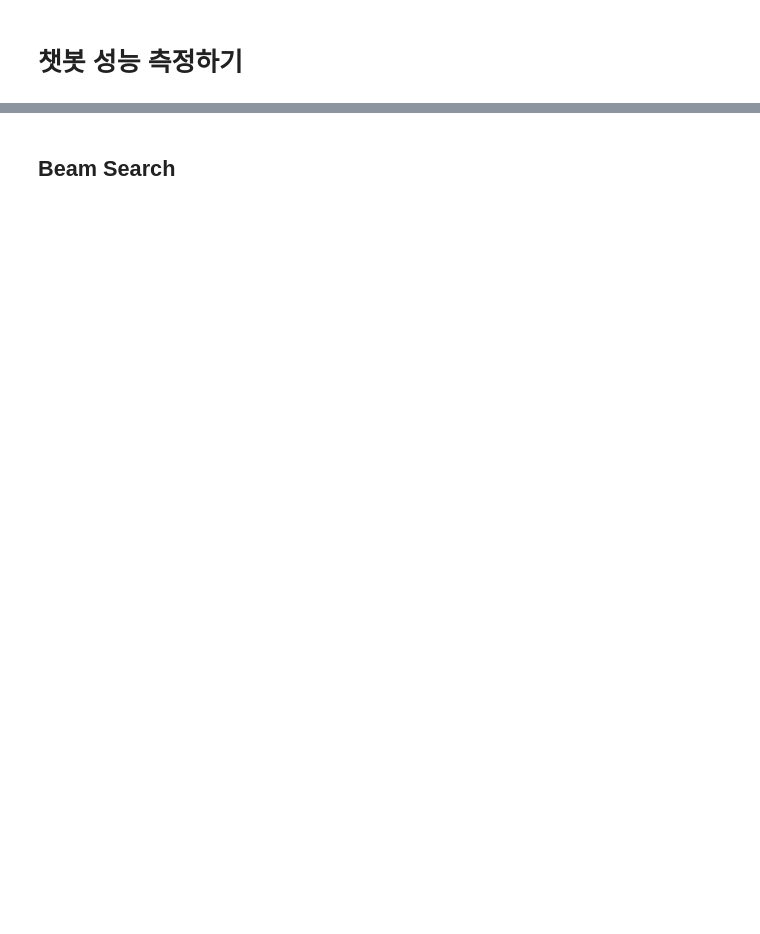
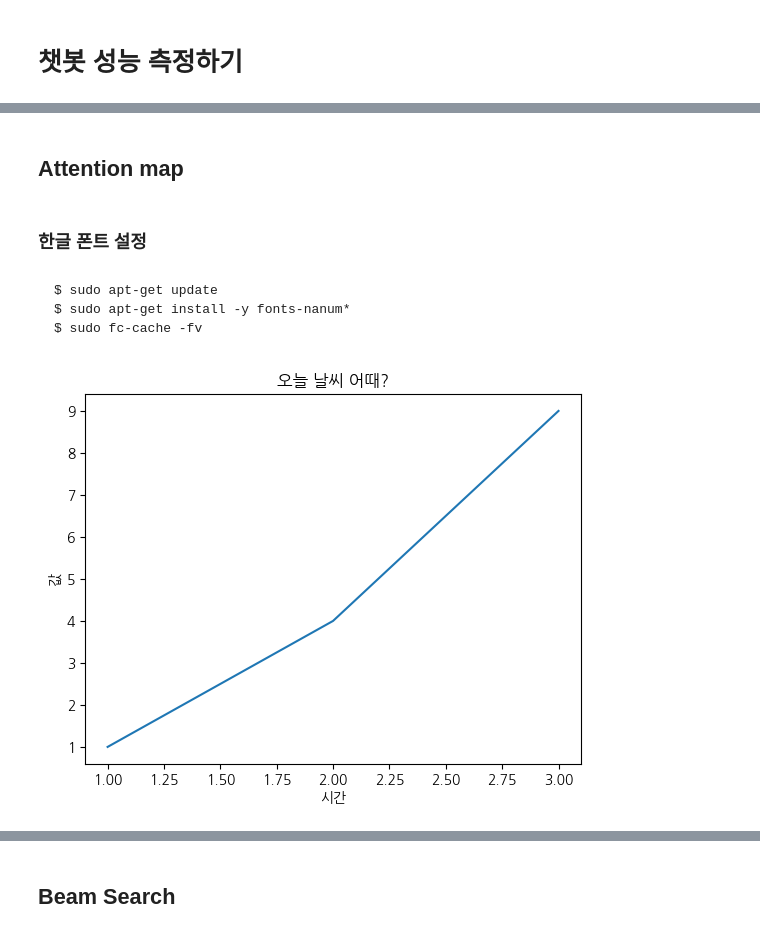
Before and after one commit to JamesYang76/by_AIFFEL_quest_eng, a Jupyter notebook: NLP/NLP02/chatbot_bk3.ipynb, the cells around one changed output, grey strips where cells are left out. Drawn from its saved outputs; the diff is of its cells as text; code cells hidden in the pictures; blank space fills up the shorter version.

````diff
--- a/NLP/NLP02/chatbot_bk3.ipynb
+++ b/NLP/NLP02/chatbot_bk3.ipynb
@@ -1432,0 +1530,2 @@ Average BLEU-4: 0.000000
+# %% [markdown]
+## Attention map
@@ -1432,0 +1608,29 @@ Average BLEU-4: 0.000000
+# %% [markdown]
+### 한글 폰트 설정
+# %% [markdown]
+```
+$ sudo apt-get update
+$ sudo apt-get install -y fonts-nanum*
+$ sudo fc-cache -fv
+```
+# %%
+import matplotlib.pyplot as plt
+import matplotlib as mpl
+import matplotlib.font_manager as fm
+
+# 1) 폰트 캐시 리빌드 (새 폰트 인식용, 선택 사항)
+fm._load_fontmanager(try_read_cache=False)
+
+# 2) 사용할 폰트 패밀리 설정
+plt.rcParams['font.family'] = 'NanumGothic'  # 또는 'NanumSquare', 'NanumMyeongjo' 등
+mpl.rcParams['axes.unicode_minus'] = False  # 마이너스 깨짐 방지
+
+# 3) 테스트
+plt.figure()
+plt.title("오늘 날씨 어때?")
+plt.plot([1, 2, 3], [1, 4, 9])
+plt.xlabel("시간")
+plt.ylabel("값")
+plt.show()
+# %% [output]
+[figure, added]
````
Also changed, not shown: parts of 35 cells of this notebook.
